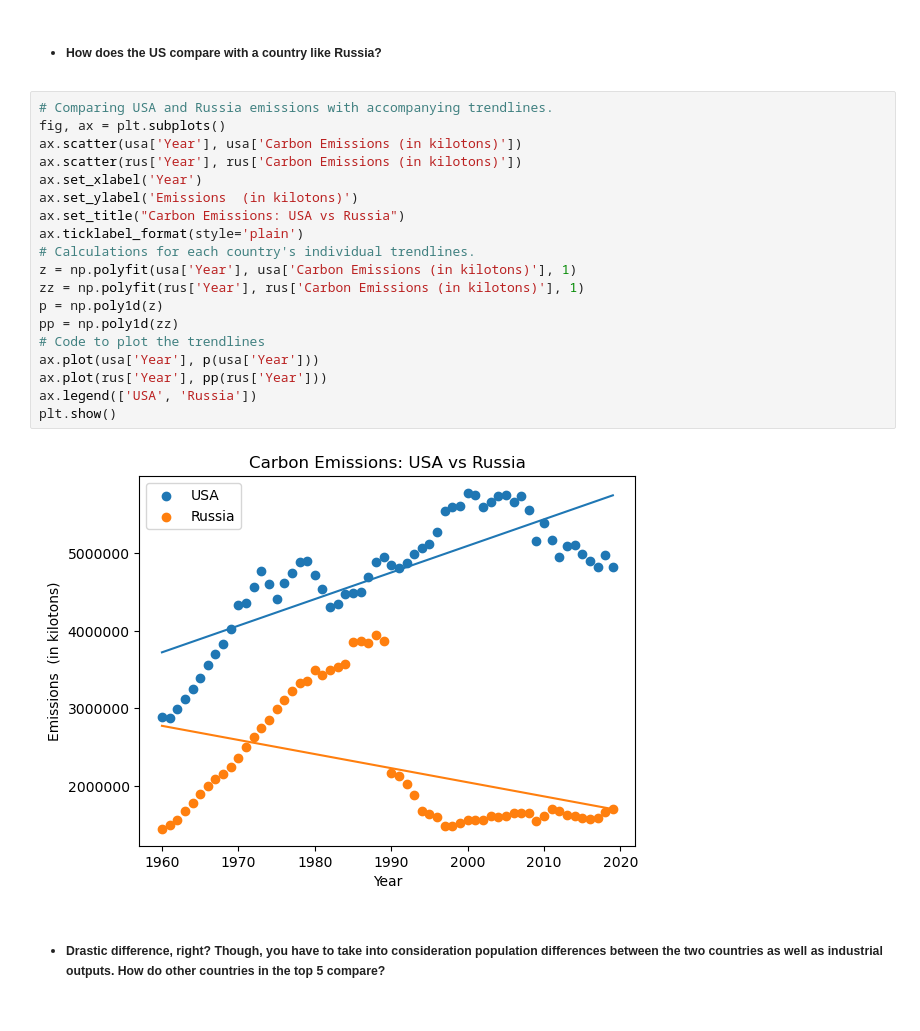
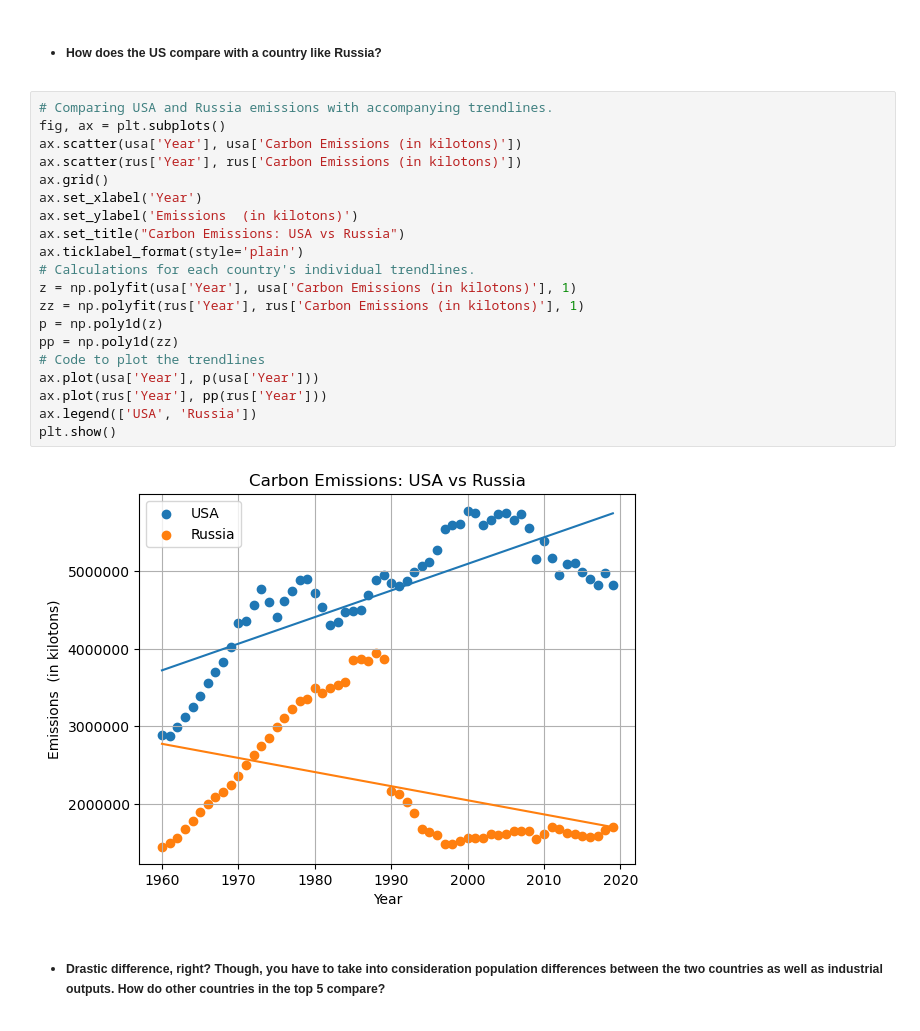
Before and after one commit to JeffreyFennell/Carbon-Emissions, a Jupyter notebook: carbon_emissions_project/carbon_emissions_final.ipynb, the cells around one changed output. Drawn from its saved outputs; the diff is of its cells as text.

```diff
--- a/carbon_emissions_project/carbon_emissions_final.ipynb
+++ b/carbon_emissions_project/carbon_emissions_final.ipynb
@@ -345,24 +352,25 @@ plt.show()
 # %%
 # Comparing USA and Russia emissions with accompanying trendlines.
 fig, ax = plt.subplots()
 ax.scatter(usa['Year'], usa['Carbon Emissions (in kilotons)'])
 ax.scatter(rus['Year'], rus['Carbon Emissions (in kilotons)'])
+ax.grid()
 ax.set_xlabel('Year')
 ax.set_ylabel('Emissions  (in kilotons)')
 ax.set_title("Carbon Emissions: USA vs Russia")
 ax.ticklabel_format(style='plain')
 # Calculations for each country's individual trendlines.
 z = np.polyfit(usa['Year'], usa['Carbon Emissions (in kilotons)'], 1)
 zz = np.polyfit(rus['Year'], rus['Carbon Emissions (in kilotons)'], 1)
 p = np.poly1d(z)
 pp = np.poly1d(zz)
 # Code to plot the trendlines
 ax.plot(usa['Year'], p(usa['Year']))
 ax.plot(rus['Year'], pp(rus['Year']))
 ax.legend(['USA', 'Russia'])
 plt.show()
 # %% [output]
-[figure, old version]
+[figure, new version]
 # %% [markdown]
 - ##### Drastic difference, right? Though, you have to take into consideration population differences between the two countries as well as industrial outputs. How do other countries in the top 5 compare?
 # %%
```
Also changed, not shown: parts of 7 cells of this notebook.
